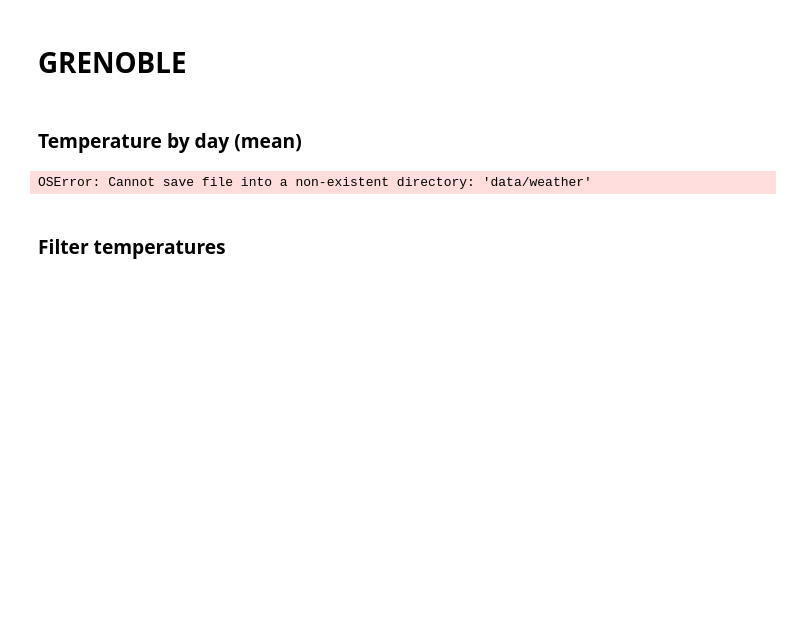
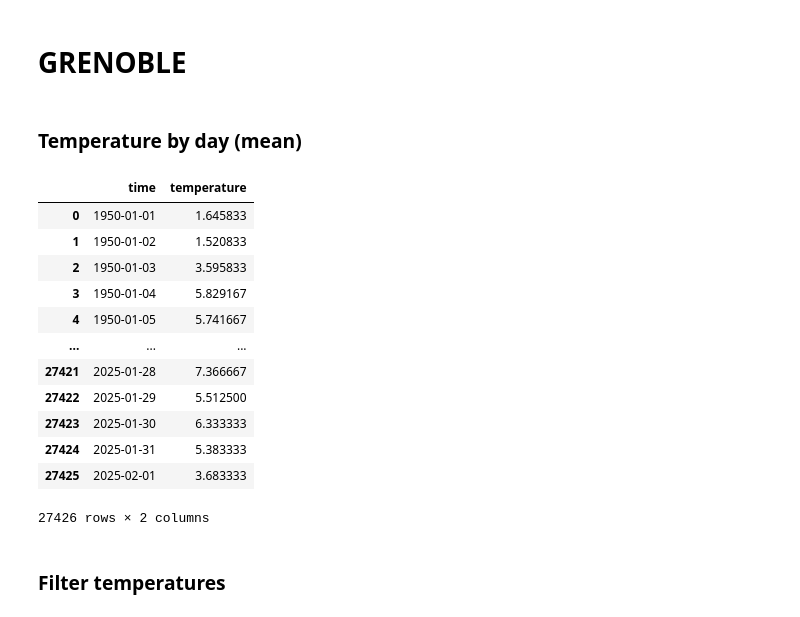
Before and after one commit to canopee-europe/data_analysis, a Jupyter notebook: weather/notebooks/grenoble.ipynb, the cells around one changed output. Saved outputs shown, nothing was run; the diff lists cells and outputs as text; code cells hidden in the pictures; blank space fills up the shorter version.

```diff
--- a/weather/notebooks/grenoble.ipynb
+++ b/weather/notebooks/grenoble.ipynb
@@ -24,12 +25,24 @@ df_gre['time'] = pd.to_datetime(df_gre['time'], utc=True)
 # %%
 # GroupBy day
 df_gre_by_day = df_gre.groupby(df_gre['time'].dt.date)['temperature'].mean().reset_index()
 
 # Save to .csv
-df_gre_by_day.to_csv("data/weather/meteo_gre_by_day.csv", index=False)
+df_gre_by_day.to_csv("../data/grenoble/meteo_gre_by_day.csv", index=False)
 df_gre_by_day
 # %% [output]
+|  | time | temperature |
+| 0 | 1950-01-01 | 1.645833 |
+| 1 | 1950-01-02 | 1.520833 |
+| 2 | 1950-01-03 | 3.595833 |
+| 3 | 1950-01-04 | 5.829167 |
+| 4 | 1950-01-05 | 5.741667 |
+| ... | ... | ... |
+| 27421 | 2025-01-28 | 7.366667 |
+| 27422 | 2025-01-29 | 5.512500 |
+| 27423 | 2025-01-30 | 6.333333 |
+| 27424 | 2025-01-31 | 5.383333 |
+| 27425 | 2025-02-01 | 3.683333 |
-OSError: Cannot save file into a non-existent directory: 'data/weather'
+27426 rows × 2 columns
 # %% [markdown]
 ### Filter temperatures
 # %%
```
Also changed, not shown: parts of 11 cells of this notebook, 9 other files.
